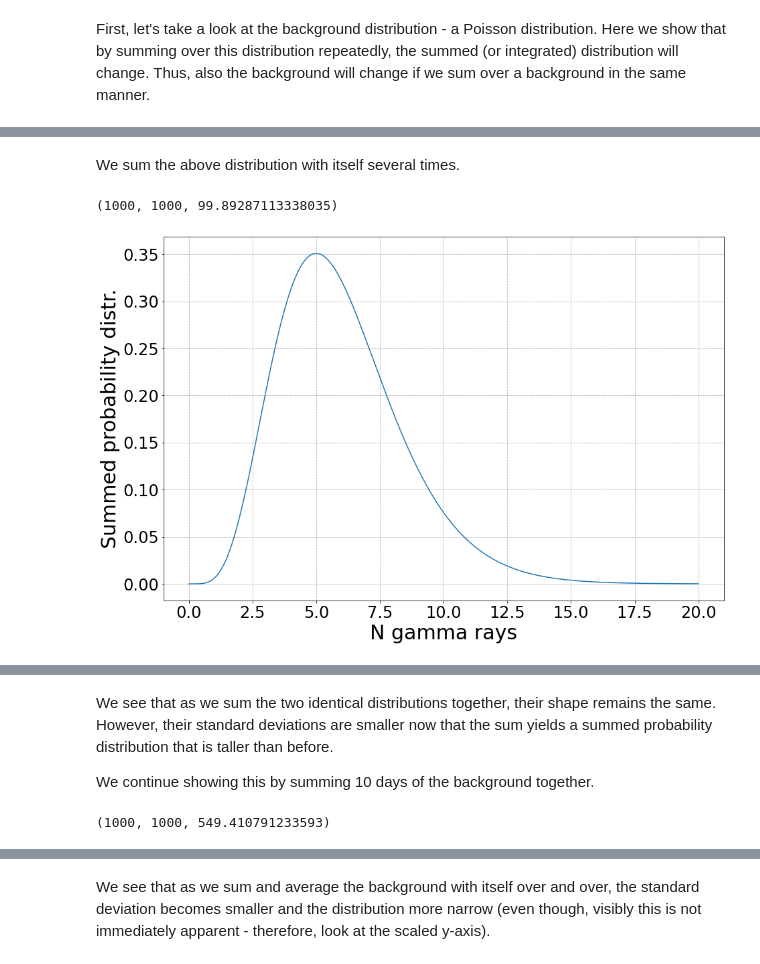
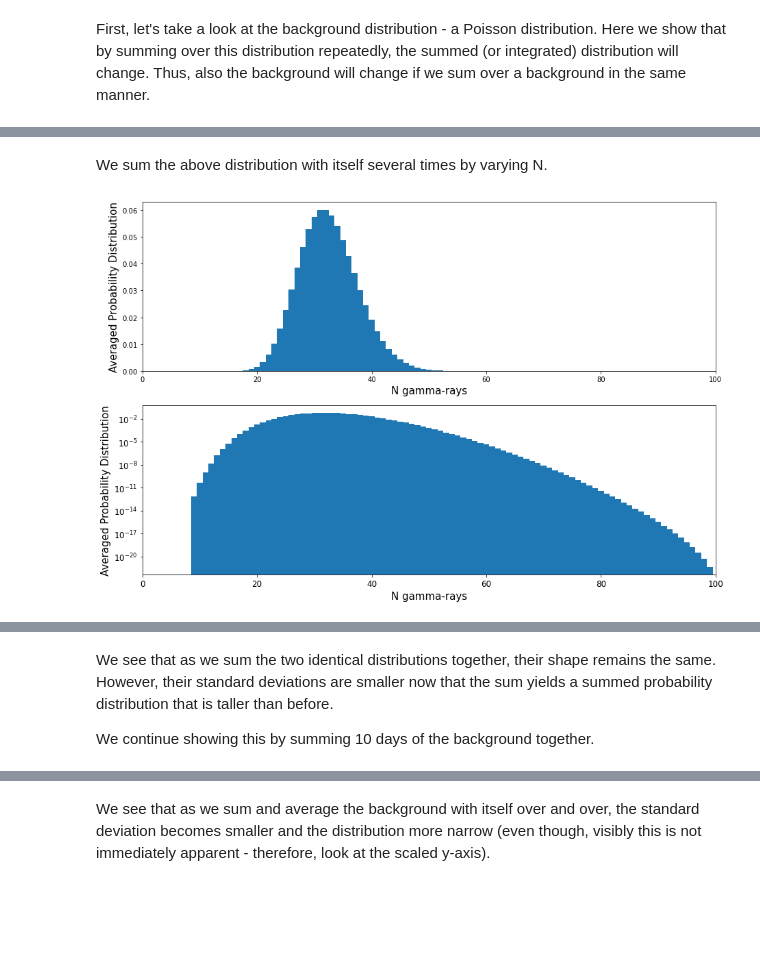
Before and after one commit to SOLHAUG13/Phys434_Autumn2021, a Jupyter notebook: Lab2/Lab2.ipynb, the cells around one changed output, grey strips where cells are left out. Cells and saved outputs as stored; diff of their text form; code cells hidden in the pictures; blank space fills up the shorter version.

```diff
--- a/Lab2/Lab2.ipynb
+++ b/Lab2/Lab2.ipynb
@@ -55,2 +71,2 @@ plt.show()
 # %% [markdown]
-We sum the above distribution with itself several times.
+We sum the above distribution with itself several times by varying N.
@@ -63,38 +73,38 @@ x2 = (np.linspace(xlim1, xlim2, len(pmf2)) + mu)/(num_sum+1)
-# %%
-num_sum = 1
-pmf2 = pmf1
-for num in range(0, num_sum):
-    pmf2 = pmf2 + pmf1
-x2 = np.linspace(xlim1, xlim2, len(pmf2))
-# x2 = (np.linspace(xlim1, xlim2, len(pmf2)) + mu)/(num_sum+1) # We need to shift the distribution back to where it is supposed to have its mean as we divide by the number of summed distributions
-x2.size, pmf2.size, sum(pmf2)
-# %% [output]
-(1000, 1000, 99.89287113338035)
-# %%
-fig, ax = plt.subplots(1, 1)
-plt.tick_params(labelsize = 24)
-ax.plot(x2, pmf2)
-#ax.stairs(stats.poisson.pmf(k, mu), bins, fill=True)
-#ax.set_xlim([xaxis[0], xaxis[-1]])
-ax.set_xlabel('N gamma rays', fontsize = fsize)
-ax.set_ylabel('Summed probability distr.', fontsize = fsize)
-ax.grid(linestyle='--')
-plt.show()
-# %% [output]
-[figure, removed]
+# %%
+N = 5
+
+xlim1, xlim2 = 0, 20
+x = np.linspace(xlim1, xlim2, 20)
+poisson = stats.poisson.pmf(mu, x)
+
+new_poisson = poisson
+if N != 1:
+    for i in range(0, N-1): # We have nine OTHER dice to convolve
+        new_poisson = signal.convolve(poisson, new_poisson)
+poisson = new_poisson
+
+bins = np.arange(N-1, len(poisson)+N)
+bins = bins - (bins[1]-bins[0])/2
+# %%
+fig, ax = plt.subplots(2, 1)
+left, right = (0, 100)
+plt.tick_params(labelsize = lsize/2)
+ax[0].stairs(poisson, bins, fill=True)
+ax[0].set_xlim([left, right])
+ax[0].set_xlabel('N gamma-rays', fontsize = fsize/2)
+ax[0].set_ylabel('Averaged Probability Distribution', fontsize = fsize/2)
+ax[1].stairs(poisson, bins, fill=True)
+ax[1].set_xlabel('N gamma-rays', fontsize = fsize/2)
+ax[1].set_ylabel('Averaged Probability Distribution', fontsize = fsize/2)
+ax[1].set_xlim([left, right])
+# ax[1].set_ylim([1e-13, 1e0])
+ax[1].set_yscale('log')
+plt.show()
+# %% [output]
+[figure, added]
 # %% [markdown]
 <!-- We can sum many times... (keep in mind that since the distribution is not centered on zero, we need to shift the distribution so that its mean is still at $\mu$) -->
 # %% [markdown]
 We see that as we sum the two identical distributions together, their shape remains the same. However, their standard deviations are smaller now that the sum yields a summed probability distribution that is taller than before.
 
 We continue showing this by summing 10 days of the background together.
-# %%
-num_sum = 10
-pmf2 = pmf1
-for num in range(0, num_sum):
-    pmf2 = pmf2 + pmf1
-x2 = np.linspace(xlim1, xlim2, len(pmf2))
-# x2 = (np.linspace(xlim1, xlim2, len(pmf2)) + mu*num_sum)/(num_sum+1) # We need to shift the distribution back to where it is supposed to have its mean and divide by the number of summed distributions
-x2.size, pmf2.size, sum(pmf2)
-# %% [output]
-(1000, 1000, 549.410791233593)
```
Also changed, not shown: parts of 42 cells of this notebook.
